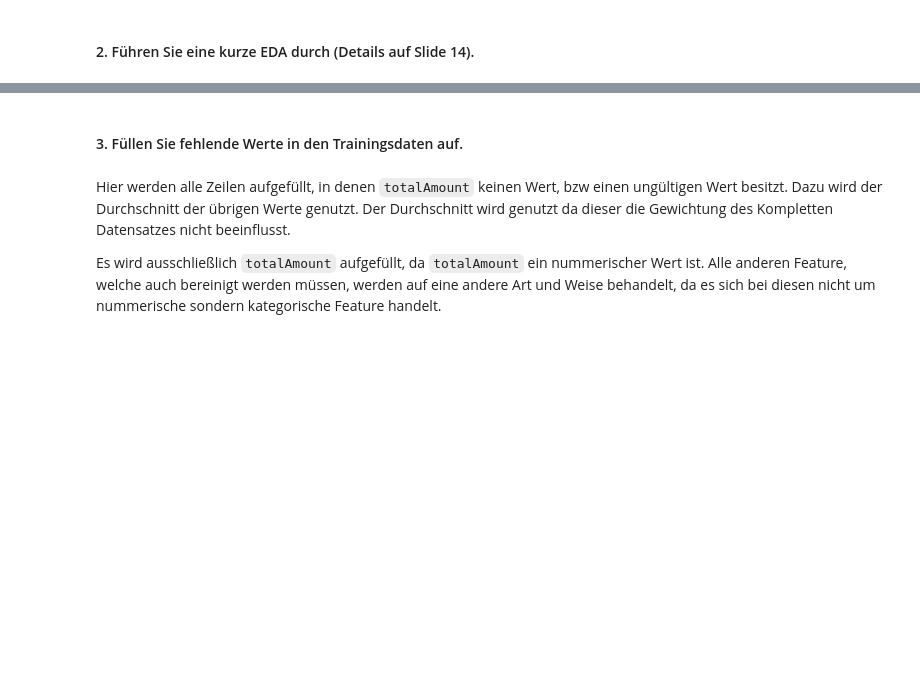
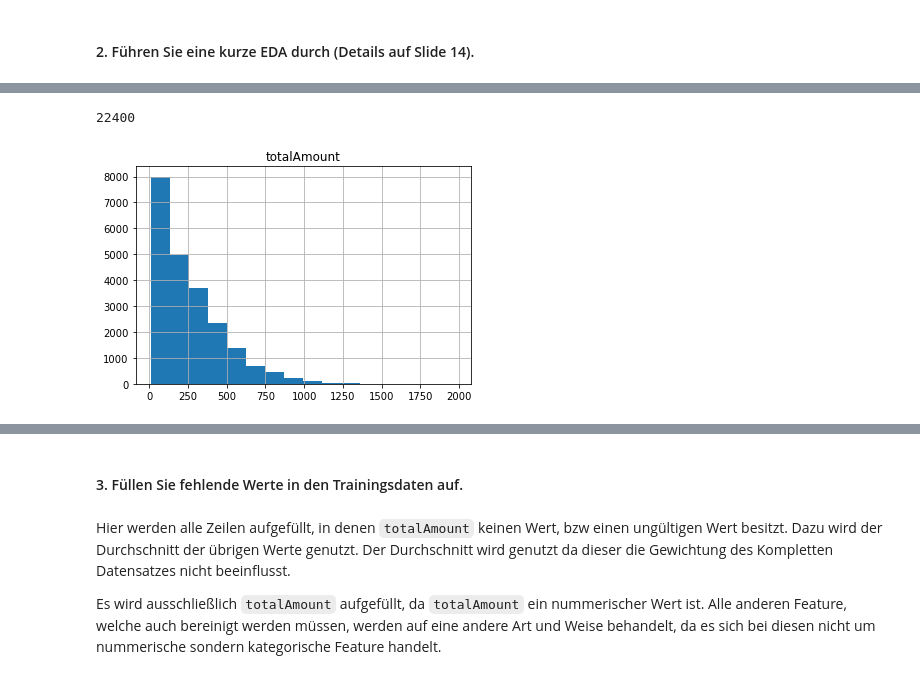
Before and after one commit to pabair/ml-kurs-ss22, a Jupyter notebook: ML_Projekt_Abgabe.ipynb, the cells around one changed output, grey strips where cells are left out. Drawn from its saved outputs; the diff is of its cells as text; code cells hidden in the pictures; blank space fills up the shorter version.

```diff
--- a/ML_Projekt_Abgabe.ipynb
+++ b/ML_Projekt_Abgabe.ipynb
@@ -52,0 +48,8 @@ sns.displot(plotable_data, x='returnLabel', y='totalAmount', kind='hist')
+# %%
+# histogram für 'totalAmount'
+# bins ist die Anzahl der Intervalle in welche das Histogram aufgeteilt werden soll.
+plotable_data.hist(column='totalAmount',bins=16)
+print(len(plotable_data))
+# %% [output]
+22400
+[figure, added]
```
Also changed, not shown: parts of 14 cells of this notebook.
